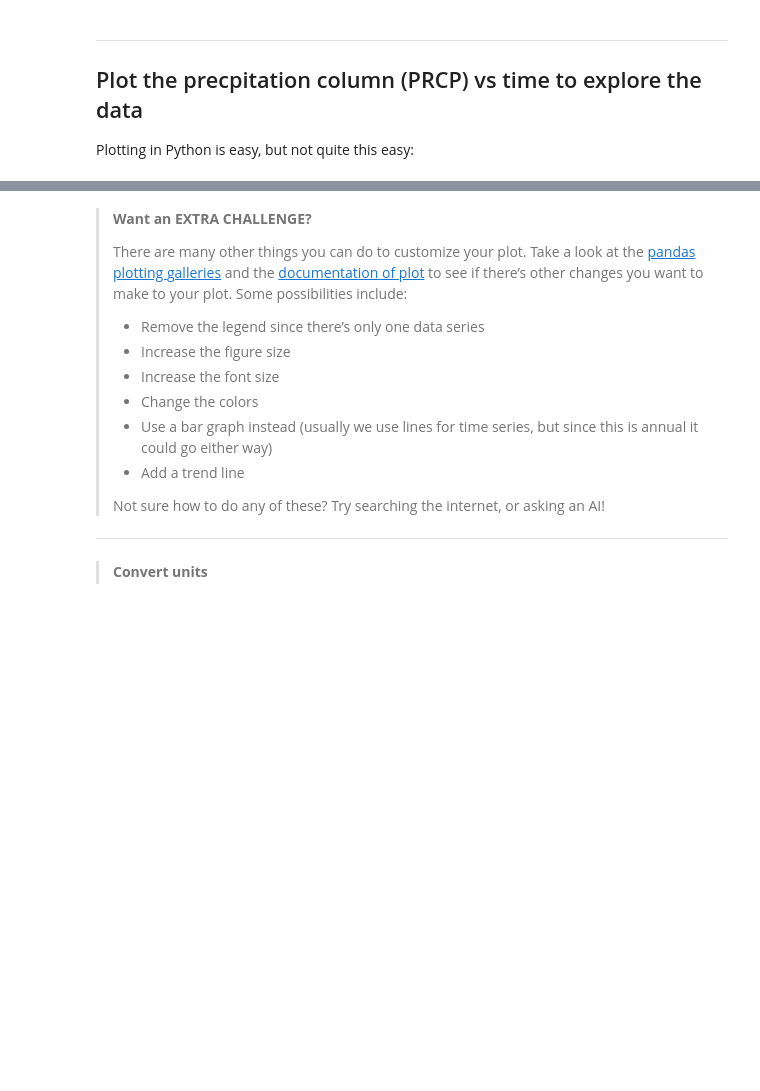
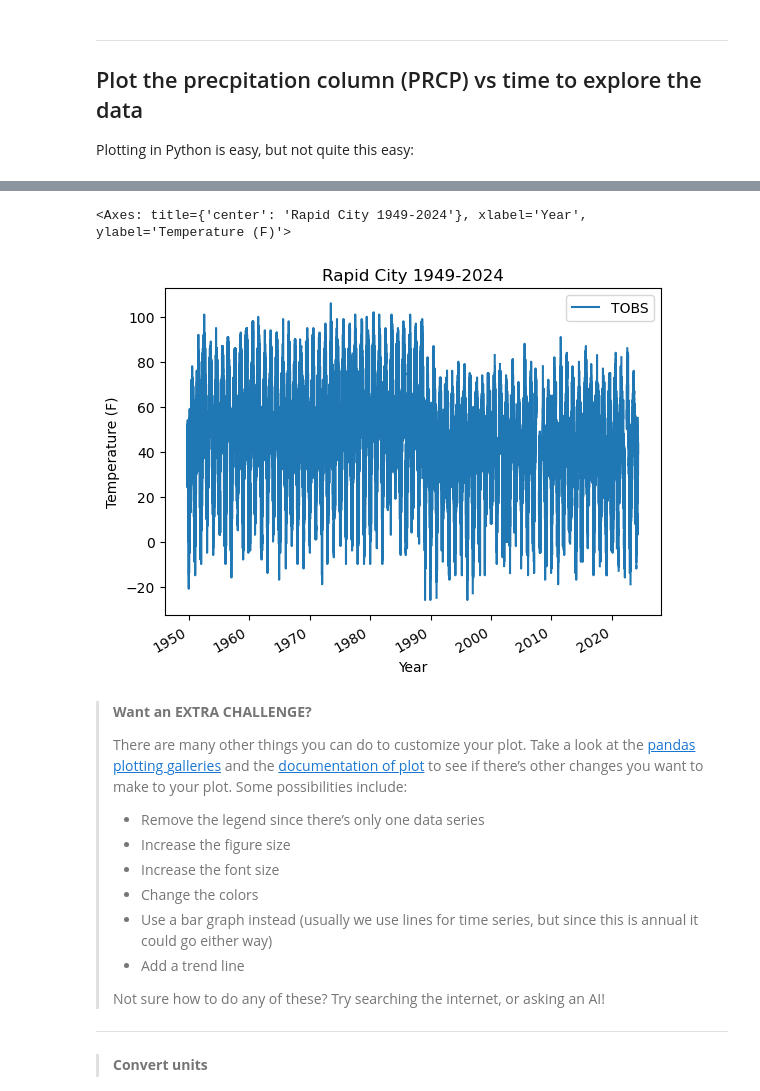
Before and after one commit to cu-esiil-edu/stars-01-get-started-evaweddell, a Jupyter notebook: get_started_with_open_reproducible_science.ipynb, the cells around one changed output, grey strips where cells are left out. Cells and saved outputs as stored; diff of their text form; code cells hidden in the pictures; blank space fills up the shorter version.

```diff
--- a/get_started_with_open_reproducible_science.ipynb
+++ b/get_started_with_open_reproducible_science.ipynb
@@ -366,5 +371,5 @@ type(rapid_df)
 line of your code cell** Then, you will be able to run the test cell
 below and find out if your answer is correct.
 # %%
-rapid_df = rapid_df[['some_col', 'another_col']]
+rapid_df = rapid_df[['PRCP', 'TOBS']]
 rapid_df
@@ -423,10 +449,13 @@ your plot to look.
 # %%
 # Plot the data using .plot
 rapid_df.plot(
-    y='the_precipitation_column',
-    title='Title Goes Here',
-    xlabel='Horizontal Axis Label Goes Here',
-    ylabel='Vertical Axis Label Goes Here')
+    y='TOBS',
+    title='Rapid City 1949-2024',
+    xlabel='Year',
+    ylabel='Temperature (F)')
+# %% [output]
+<Axes: title={'center': 'Rapid City 1949-2024'}, xlabel='Year', ylabel='Temperature (F)'>
+[figure, added]
 # %% [markdown]
 > **<i class="fa fa-solid fa-pepper-hot fa-large" aria-label="pepper-hot"></i>
 > Want an EXTRA CHALLENGE?**
```
Also changed, not shown: parts of 9 cells of this notebook.
